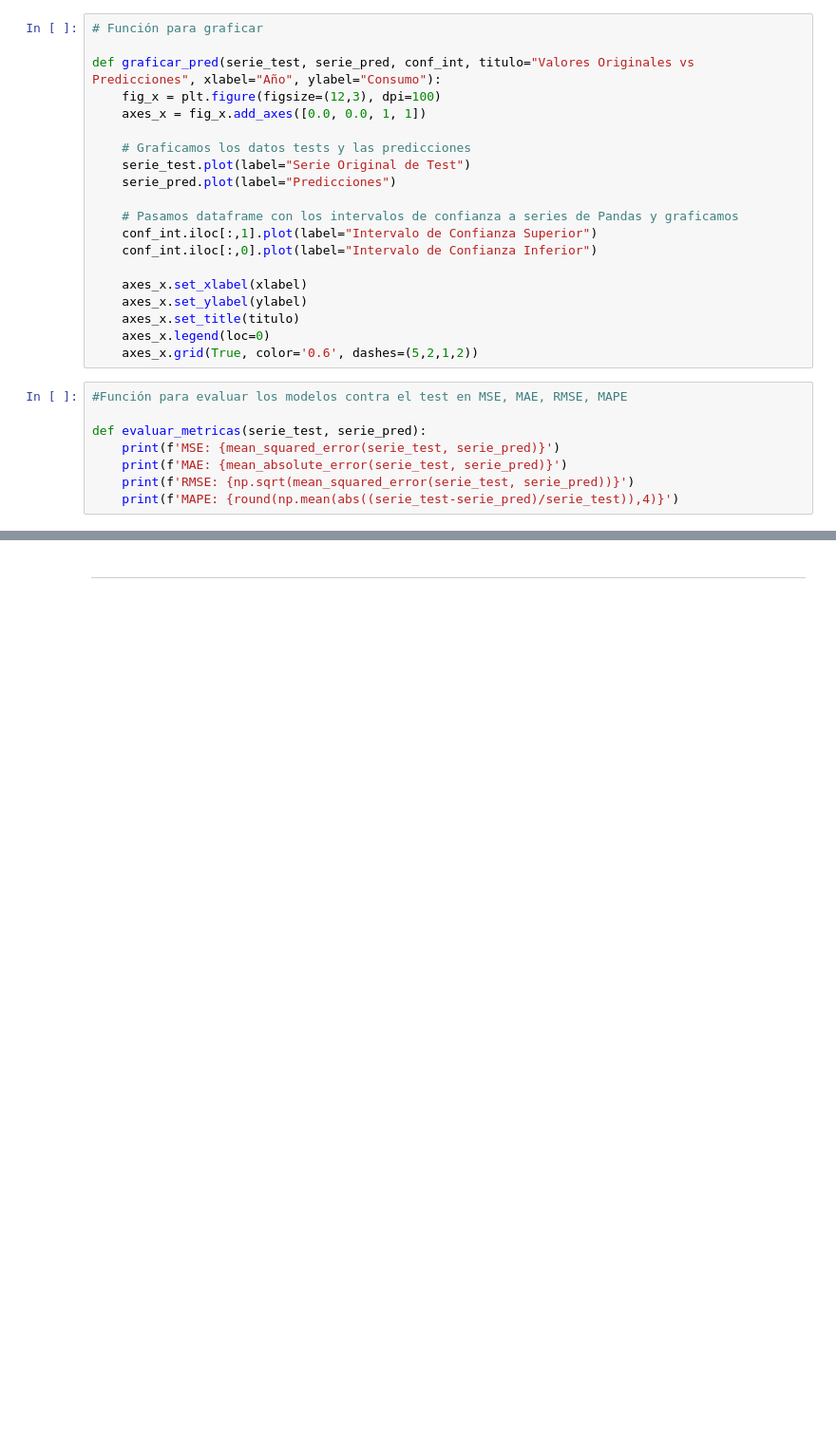
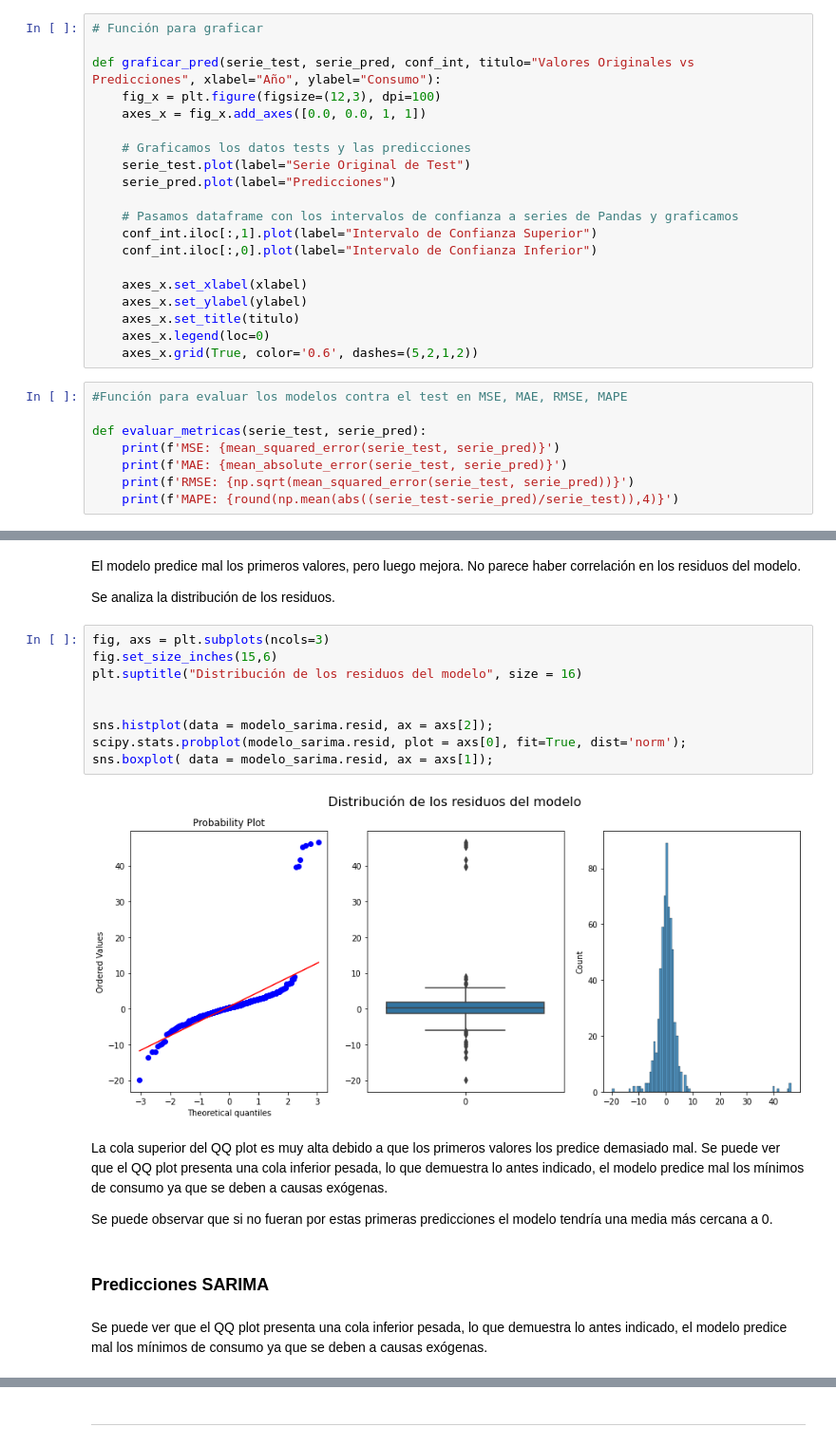
Before and after one commit to rstvz90/AST_G4, a Jupyter notebook: TP_G4_Consumo.ipynb, the cells around one changed output, grey strips where cells are left out. Shown at 95% size. Cells and saved outputs as stored; diff of their text form; blank space fills up the shorter version.

```diff
--- a/TP_G4_Consumo.ipynb
+++ b/TP_G4_Consumo.ipynb
@@ -819 +859,25 @@ def evaluar_metricas(serie_test, serie_pred):
+# %% [markdown]
+El modelo predice mal los primeros valores, pero luego mejora. No parece haber correlación en los residuos del modelo.
+
+Se analiza la distribución de los residuos.
+# %%
+fig, axs = plt.subplots(ncols=3)
+fig.set_size_inches(15,6)
+plt.suptitle("Distribución de los residuos del modelo", size = 16)
+
+
+sns.histplot(data = modelo_sarima.resid, ax = axs[2]);
+scipy.stats.probplot(modelo_sarima.resid, plot = axs[0], fit=True, dist='norm');
+sns.boxplot( data = modelo_sarima.resid, ax = axs[1]);
+# %% [output]
+[figure, added]
+# %% [markdown]
+La cola superior del QQ plot es muy alta debido a que los primeros valores los predice demasiado mal.
+Se puede ver que el QQ plot presenta una cola inferior pesada, lo que demuestra lo antes indicado, el modelo predice mal los mínimos de consumo ya que se deben a causas exógenas.
+
+Se puede observar que si no fueran por estas primeras predicciones el modelo tendría una media más cercana a 0.
+# %% [markdown]
+### Predicciones SARIMA
+# %% [markdown]
+Se puede ver que el QQ plot presenta una cola inferior pesada, lo que demuestra lo antes indicado, el modelo predice mal los mínimos de consumo ya que se deben a causas exógenas.
 # %%
```
Also changed, not shown: parts of 70 cells of this notebook.
